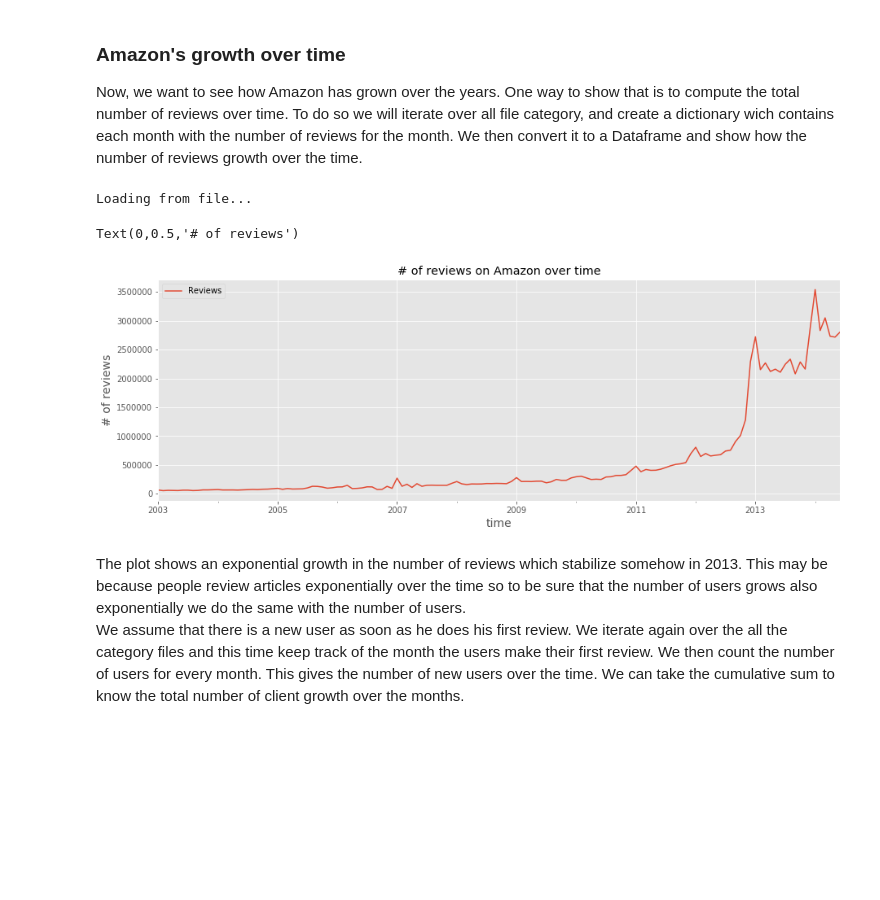
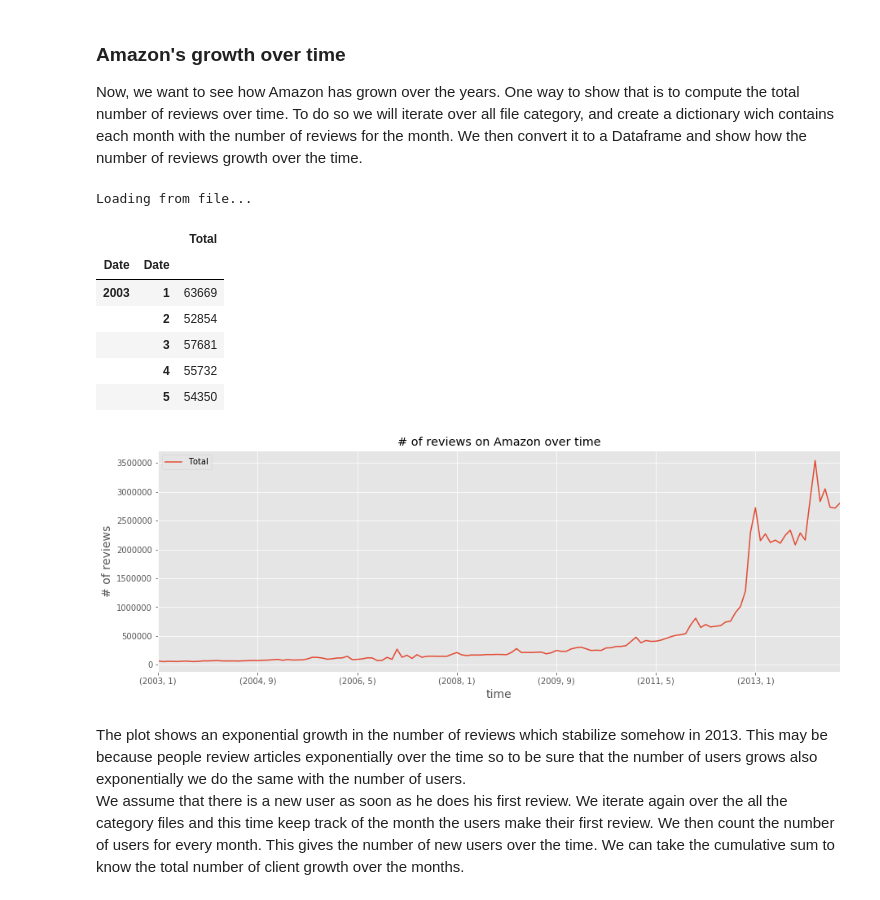
Before and after one commit to darioAnongba/EPFL-ADA, a Jupyter notebook: project/Report.ipynb, the cells around one changed output. Saved outputs shown, nothing was run; the diff lists cells and outputs as text; code cells hidden in the pictures; blank space fills up the shorter version.

```diff
--- a/project/Report.ipynb
+++ b/project/Report.ipynb
@@ -217,13 +215,20 @@ USER_COUNT = 'users_count_df'
 # %%
 # Load Reviews Growth and show the graph
 reviews_growth_df = loadCountData(REVIEWS_GROWTH, ['Date','Reviews'], count_review, 'Reviews', truncate=True)
 reviews_growth_df.plot(title='# of reviews on Amazon over time')
 plt.xlabel('time', fontsize=14)
 plt.ylabel('# of reviews', fontsize=14)
+reviews_growth_df.head()
 # %% [output]
 Loading from file...
-Text(0,0.5,'# of reviews')
+|  |  | Total |
+| Date | Date |  |
+| 2003 | 1 | 63669 |
+|  | 2 | 52854 |
+|  | 3 | 57681 |
+|  | 4 | 55732 |
+|  | 5 | 54350 |
-[figure, old version]
+[figure, new version]
 # %% [markdown]
 The plot shows an exponential growth in the number of reviews which stabilize somehow in 2013. This may be because people review articles exponentially over the time so to be sure that the number of users grows also exponentially we do the same with the number of users.
 We assume that there is a new user as soon as he does his first review. We iterate again over the all the category files and this time keep track of the month the users make their first review. We then count the number of users for every month. This gives the number of new users over the time. We can take the cumulative sum to know the total number of client growth over the months.
```
Also changed, not shown: parts of 21 cells of this notebook, 1 other file.
